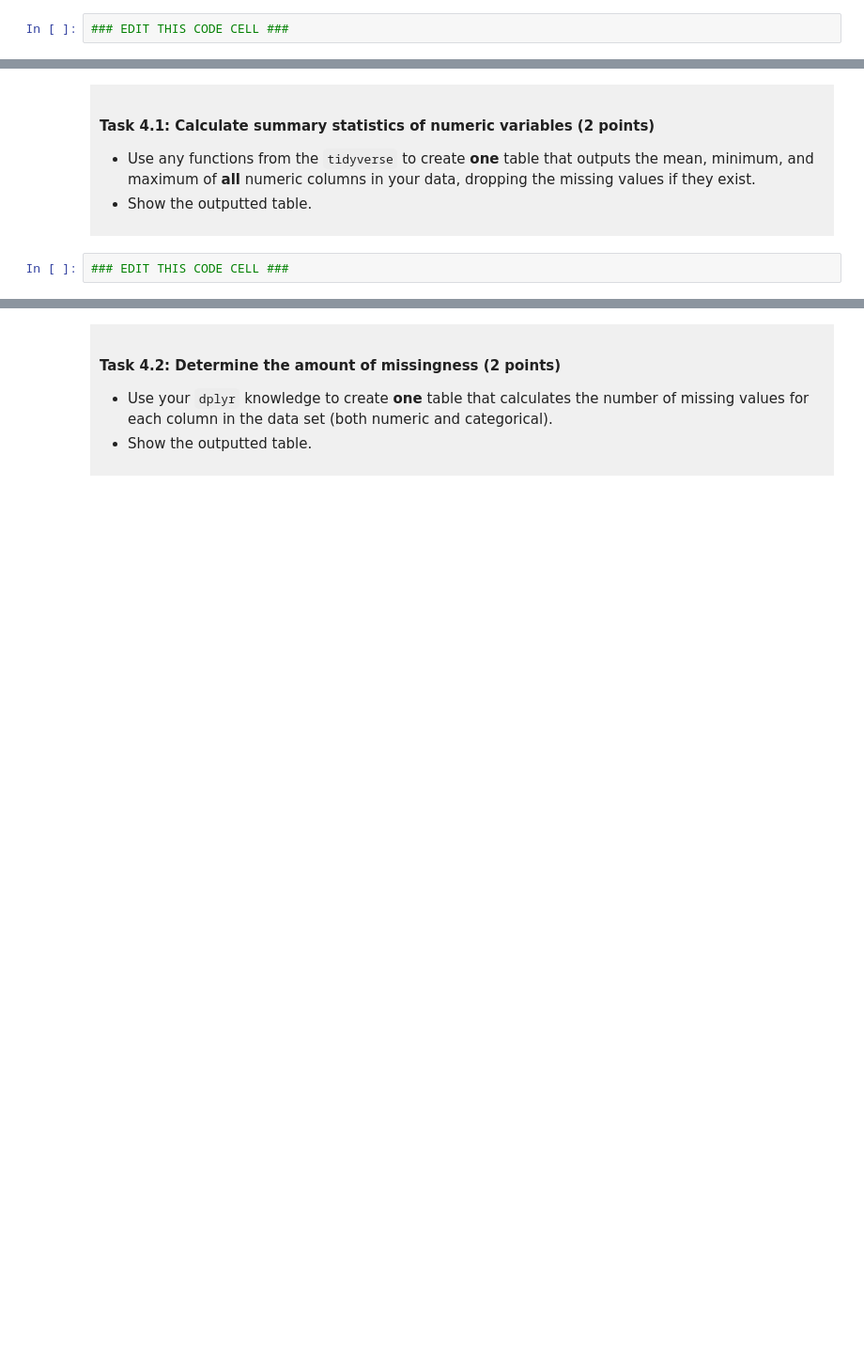
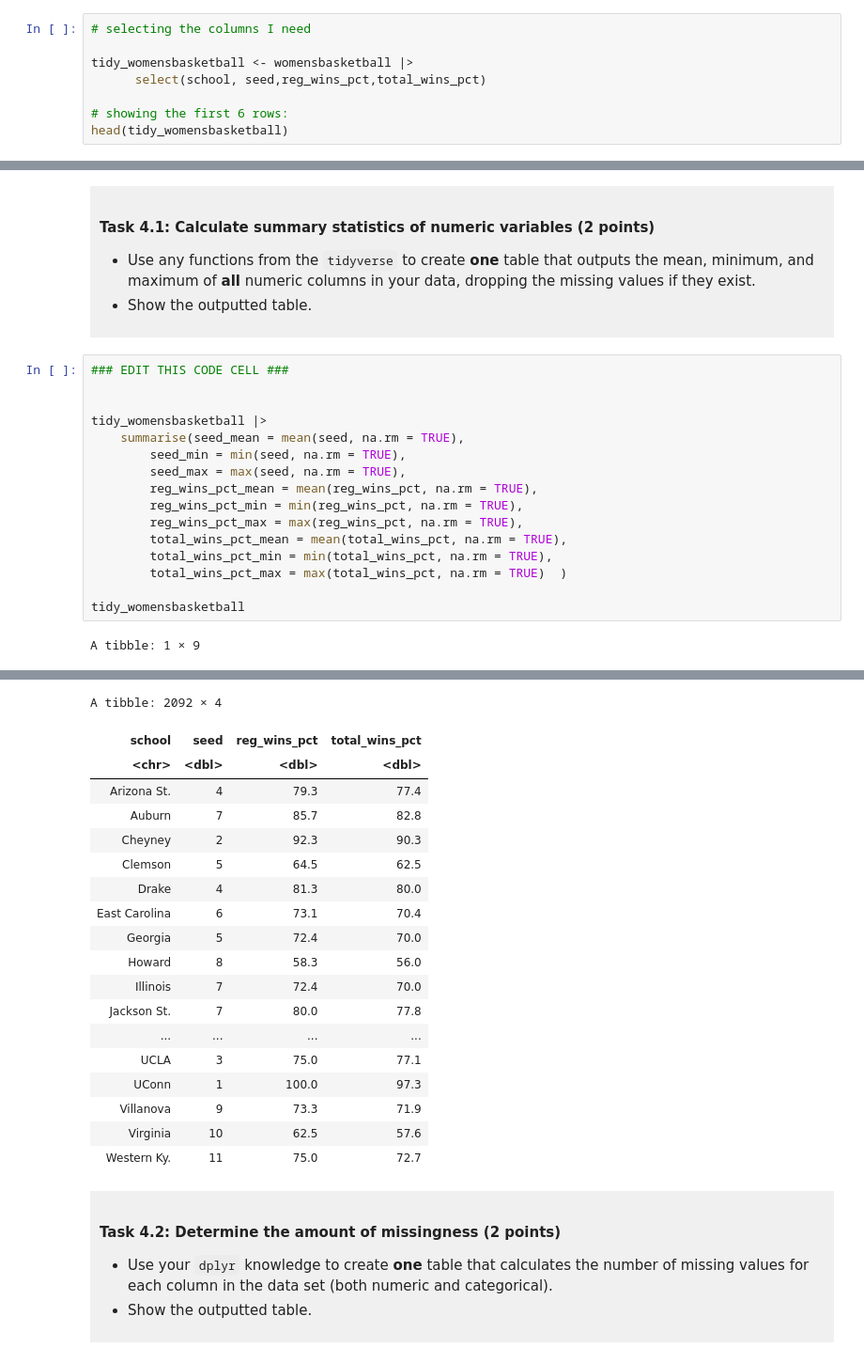
Before and after one commit to wwinnie07/dsci-100-project-winnie-liu, a Jupyter notebook: dsci-100-project-notebook.ipynb, the cells around one changed output, grey strips where cells are left out. Shown at 94% size. Cells and saved outputs as stored; diff of their text form; blank space fills up the shorter version.

```diff
--- a/dsci-100-project-notebook.ipynb
+++ b/dsci-100-project-notebook.ipynb
@@ -189,4 +223,10 @@ Produce a tidy data set that could be used to answer your research question usin
 
 </div>
 # %%
-### EDIT THIS CODE CELL ###
+# selecting the columns I need
+
+tidy_womensbasketball <- womensbasketball |>
+      select(school, seed,reg_wins_pct,total_wins_pct)
+
+# showing the first 6 rows:
+head(tidy_womensbasketball)
@@ -219,3 +269,19 @@ You will refine your research question (if needed) and produce a tidy data set.
 </div>
 # %%
 ### EDIT THIS CODE CELL ###
+
+
+tidy_womensbasketball |>
+    summarise(seed_mean = mean(seed, na.rm = TRUE),
+        seed_min = min(seed, na.rm = TRUE),
+        seed_max = max(seed, na.rm = TRUE),
+        reg_wins_pct_mean = mean(reg_wins_pct, na.rm = TRUE),
+        reg_wins_pct_min = min(reg_wins_pct, na.rm = TRUE),
+        reg_wins_pct_max = max(reg_wins_pct, na.rm = TRUE),
+        total_wins_pct_mean = mean(total_wins_pct, na.rm = TRUE),
+        total_wins_pct_min = min(total_wins_pct, na.rm = TRUE),
+        total_wins_pct_max = max(total_wins_pct, na.rm = TRUE)  )
+
+tidy_womensbasketball
+# %% [output]
+A tibble: 1 × 9
@@ -222,3 +291,22 @@ You will refine your research question (if needed) and produce a tidy data set.
+A tibble: 2092 × 4
+| school | seed | reg_wins_pct | total_wins_pct |
+| <chr> | <dbl> | <dbl> | <dbl> |
+| Arizona St. | 4 | 79.3 | 77.4 |
+| Auburn | 7 | 85.7 | 82.8 |
+| Cheyney | 2 | 92.3 | 90.3 |
+| Clemson | 5 | 64.5 | 62.5 |
+| Drake | 4 | 81.3 | 80.0 |
+| East Carolina | 6 | 73.1 | 70.4 |
+| Georgia | 5 | 72.4 | 70.0 |
+| Howard | 8 | 58.3 | 56.0 |
+| Illinois | 7 | 72.4 | 70.0 |
+| Jackson St. | 7 | 80.0 | 77.8 |
+| ... | ... | ... | ... |
+| UCLA | 3 | 75.0 | 77.1 |
+| UConn | 1 | 100.0 | 97.3 |
+| Villanova | 9 | 73.3 | 71.9 |
+| Virginia | 10 | 62.5 | 57.6 |
+| Western Ky. | 11 | 75.0 | 72.7 |
 # %% [markdown]
 <div style="background-color: #f0f0f0; padding: 10px;">
 
```
Also changed, not shown: parts of 5 cells of this notebook, 1 other file.
